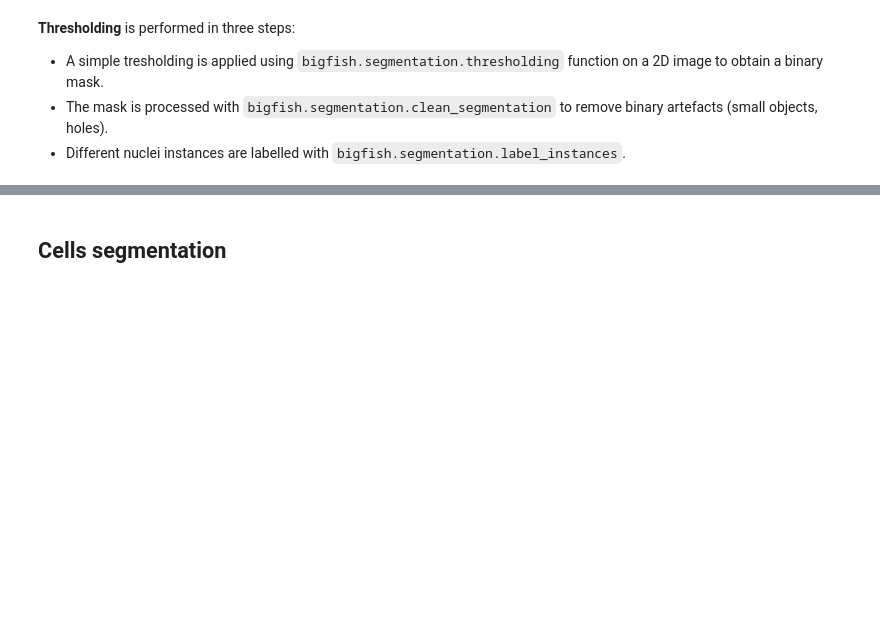
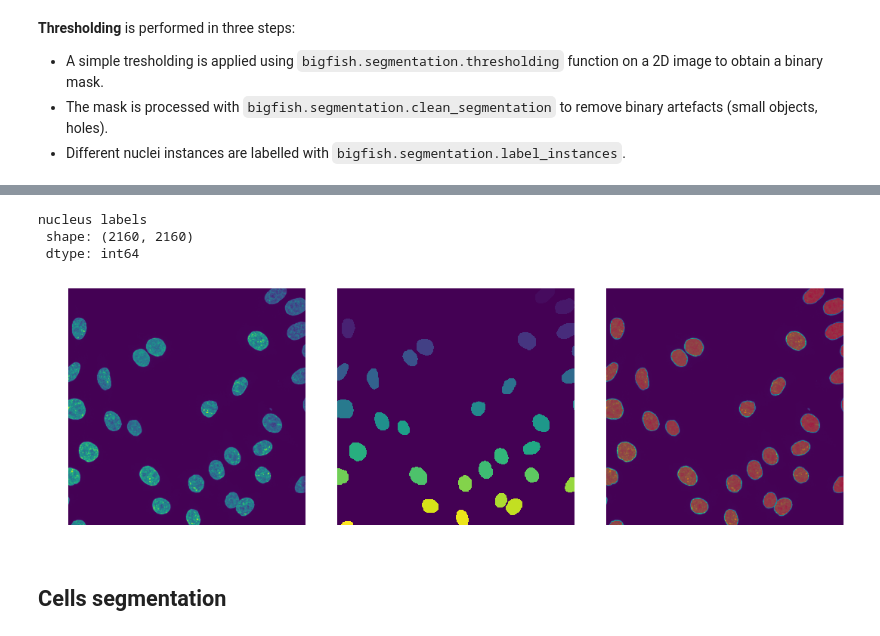
Before and after one commit to fish-quant/big-fish-examples, a Jupyter notebook: notebooks/4 - Segment nuclei and cells.ipynb, the cells around one changed output, grey strips where cells are left out. Cells and saved outputs as stored; diff of their text form; code cells hidden in the pictures; blank space fills up the shorter version.

```diff
--- a/notebooks/4 - Segment nuclei and cells.ipynb
+++ b/notebooks/4 - Segment nuclei and cells.ipynb
@@ -89,3 +119,18 @@ plot.plot_segmentation(nuc_2d, nuc_mask, rescale=True, framesize=(15, 5))
+# %%
+# instance segmentation
+nuc_label = segmentation.apply_unet_3_classes(
+    model_nuc, nuc, target_size=256, test_time_augmentation=True)
+print("nucleus labels")
+print("\r shape: {0}".format(nuc_label.shape))
+print("\r dtype: {0}".format(nuc_label.dtype))
+# %% [output]
+nucleus labels
+ shape: (2160, 2160)
+ dtype: int64
+# %%
+plot.plot_segmentation(nuc, nuc_label, rescale=True, framesize=(15, 5))
+# %% [output]
+[figure, added]
 # %% [markdown]
 ## Cells segmentation
 # %% [markdown]
```
Also changed, not shown: parts of 22 cells of this notebook, 10 other files.
